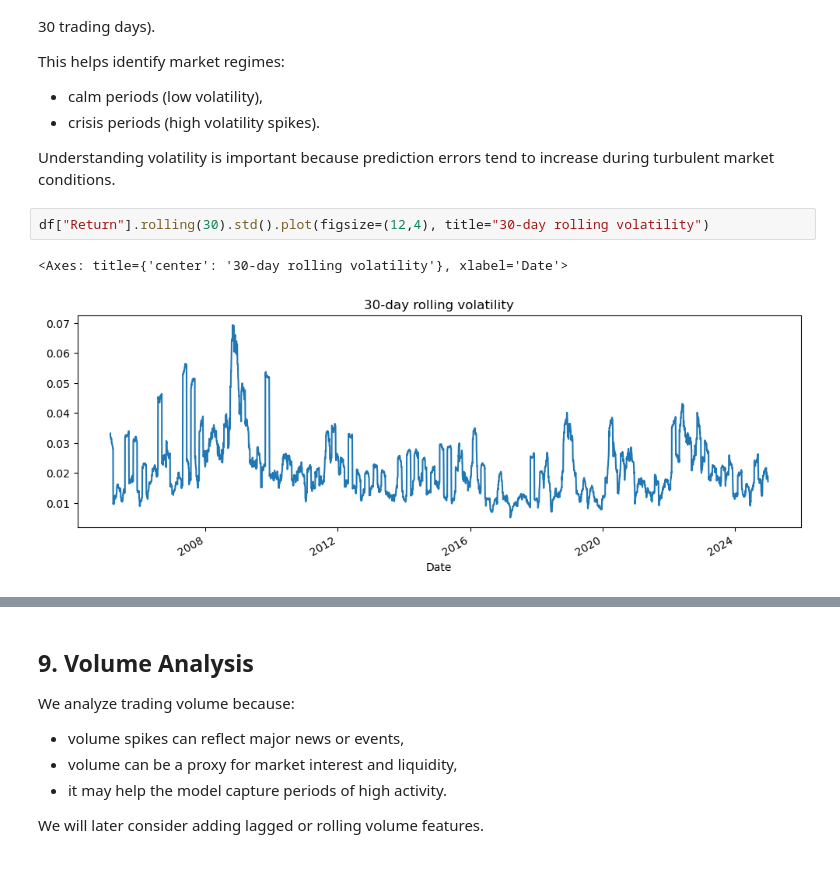
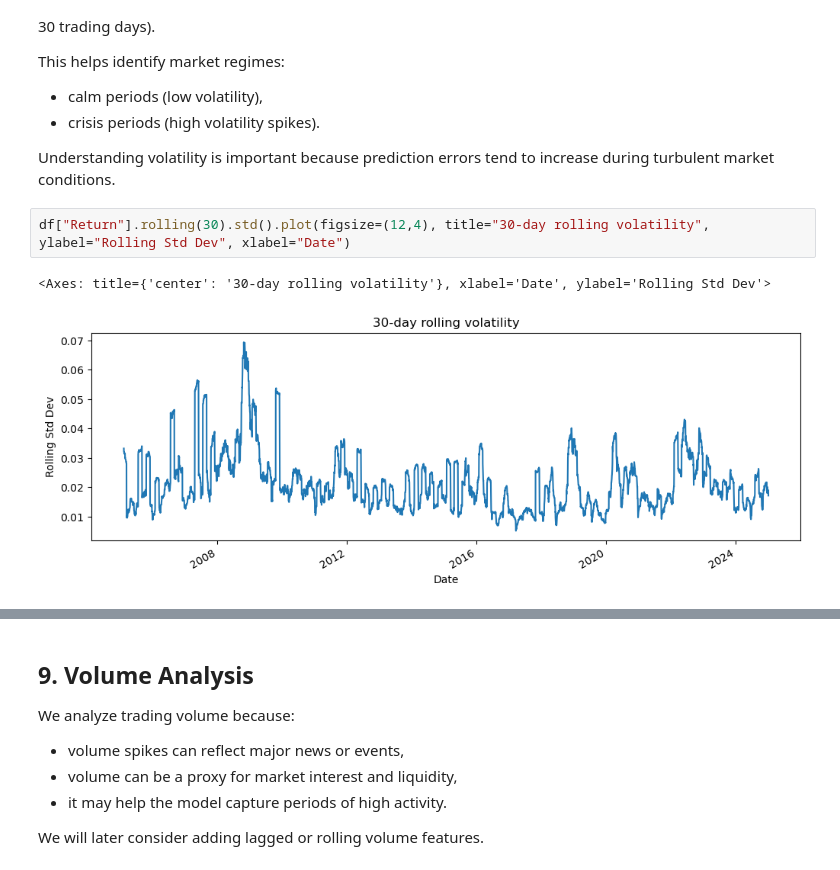
Before and after one commit to EdLac/stock-price-prediction-amazon, a Jupyter notebook: notebooks/01_data_download_and_eda.ipynb, the cells around one changed output, grey strips where cells are left out. Drawn from its saved outputs; the diff is of its cells as text.

```diff
--- a/notebooks/01_data_download_and_eda.ipynb
+++ b/notebooks/01_data_download_and_eda.ipynb
@@ -208,7 +284,7 @@ This helps identify market regimes:
 
 Understanding volatility is important because prediction errors tend to increase during turbulent market conditions.
 # %%
-df["Return"].rolling(30).std().plot(figsize=(12,4), title="30-day rolling volatility")
+df["Return"].rolling(30).std().plot(figsize=(12,4), title="30-day rolling volatility", ylabel="Rolling Std Dev", xlabel="Date")
 # %% [output]
-<Axes: title={'center': '30-day rolling volatility'}, xlabel='Date'>
+<Axes: title={'center': '30-day rolling volatility'}, xlabel='Date', ylabel='Rolling Std Dev'>
-[figure, old version]
+[figure, new version]
```
Also changed, not shown: parts of 22 cells of this notebook, 1 other file.
